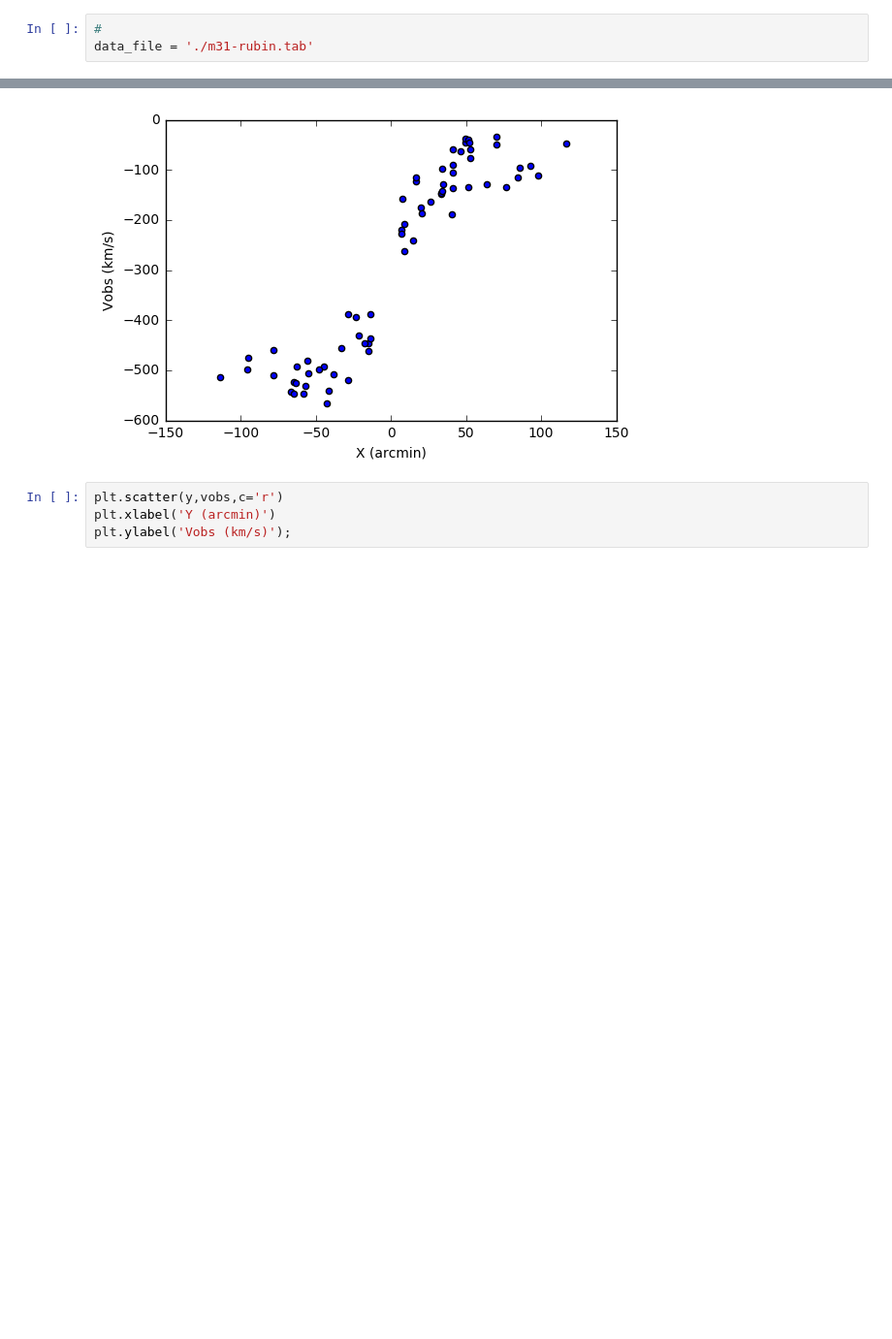
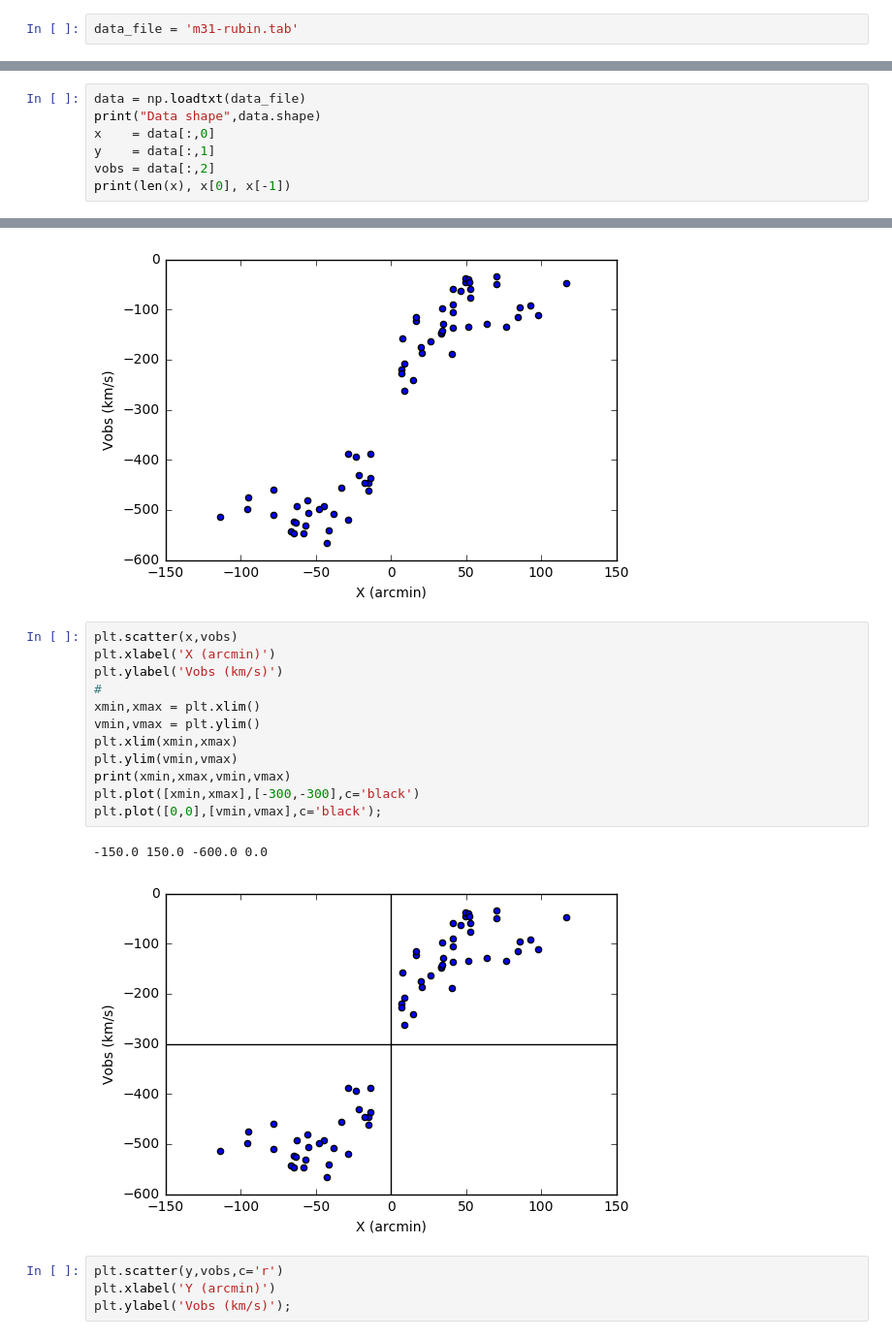
Before and after one commit to astroumd/GradMap, a Jupyter notebook: notebooks/Lectures2017/Lecture4/Lecture4-m31.ipynb, the cells around one changed output, grey strips where cells are left out. Shown at 97% size. Cells and saved outputs as stored; diff of their text form; blank space fills up the shorter version.

```diff
--- a/notebooks/Lectures2017/Lecture4/Lecture4-m31.ipynb
+++ b/notebooks/Lectures2017/Lecture4/Lecture4-m31.ipynb
@@ -16,4 +16,3 @@ It takes some reading of the paper (p381) to realize X "*is positive with increa
 # %%
-#
-data_file = './m31-rubin.tab'
+data_file = 'm31-rubin.tab'
 # %% [markdown]
@@ -28,0 +34,7 @@ print(len(x))
+# %%
+data = np.loadtxt(data_file)
+print("Data shape",data.shape)
+x    = data[:,0]
+y    = data[:,1]
+vobs = data[:,2]
+print(len(x), x[0], x[-1])
@@ -47,6 +62,21 @@ plt.xlabel('X (arcmin)')
 plt.ylabel('Vobs (km/s)');
 # %% [output]
 [figure]
+# %%
+plt.scatter(x,vobs)
+plt.xlabel('X (arcmin)')
+plt.ylabel('Vobs (km/s)')
+#
+xmin,xmax = plt.xlim()
+vmin,vmax = plt.ylim()
+plt.xlim(xmin,xmax)
+plt.ylim(vmin,vmax)
+print(xmin,xmax,vmin,vmax)
+plt.plot([xmin,xmax],[-300,-300],c='black')
+plt.plot([0,0],[vmin,vmax],c='black');
+# %% [output]
+-150.0 150.0 -600.0 0.0
+[figure, added]
 # %%
 plt.scatter(y,vobs,c='r')
 plt.xlabel('Y (arcmin)')
```
Also changed, not shown: parts of 12 cells of this notebook.
